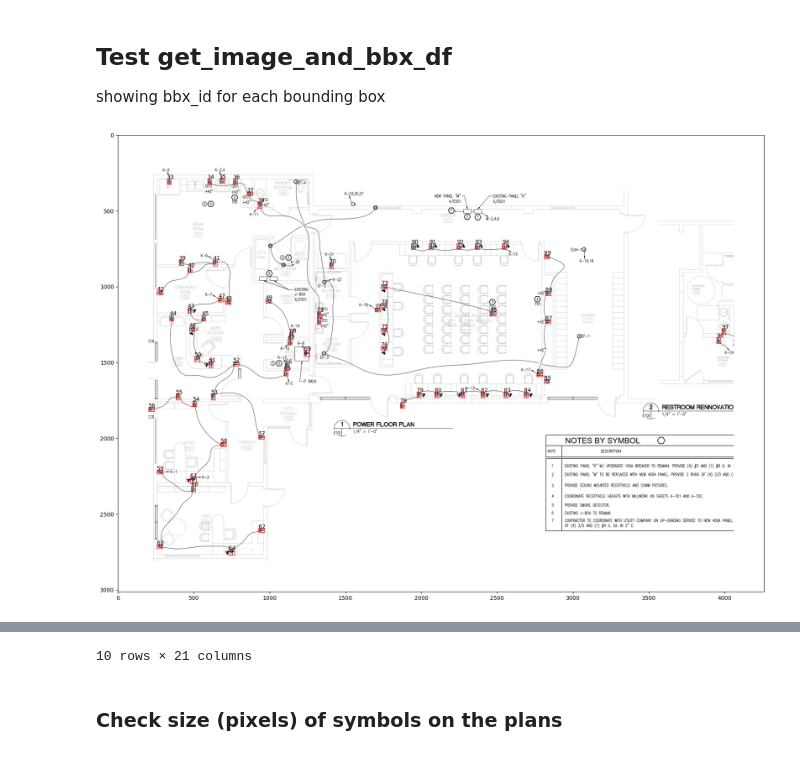
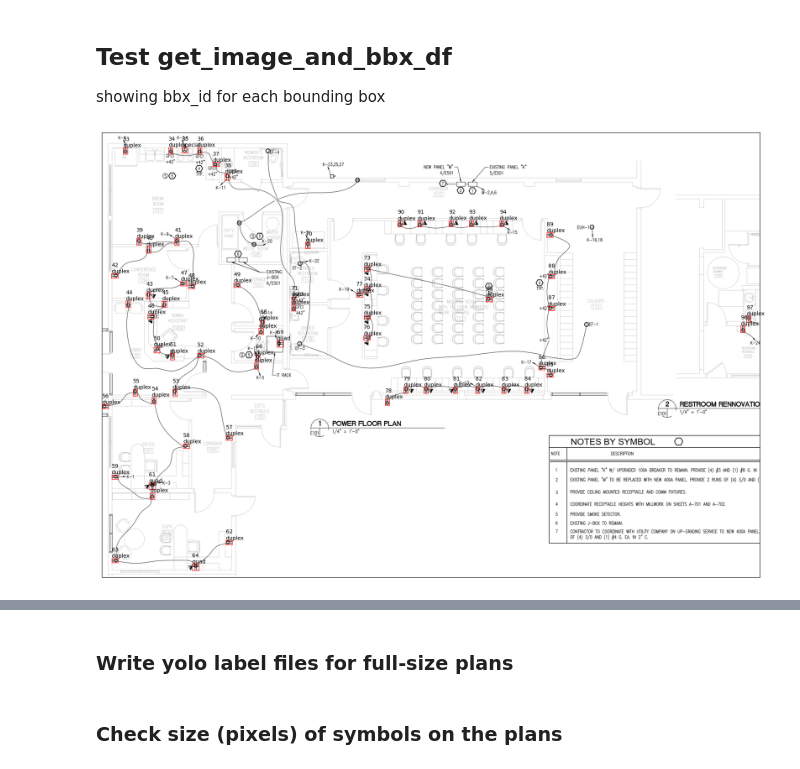
Before and after one commit to rdstern90/DSBA-6165-Project, a Jupyter notebook: Training Data Creation/extract_symbols_generate_yolo_data.ipynb, the cells around one changed output, grey strips where cells are left out. Cells and saved outputs as stored; diff of their text form; code cells hidden in the pictures.

Commit message:
reorganization + labels added

```diff
--- a/Training Data Creation/extract_symbols_generate_yolo_data.ipynb
+++ b/Training Data Creation/extract_symbols_generate_yolo_data.ipynb
@@ -7,16 +7,16 @@ import pandas as pd
 import numpy as np
 import matplotlib.pyplot as plt
 # %%
-image_dir = "../data/plans/with_symbols"
+image_dir = "../data/plans/with_symbols/_test/images/"
 
-image_list = os.listdir(image_dir)
-image_paths = [image_dir + "/" + image_list[i] for i in range(len(image_list))]
+filelist = os.listdir(image_dir)
+image_paths = [image_dir+file for file in filelist]
 # %% [markdown]
 #### Extract data from csv label_file (output from label-studio) into two lists:
 *   **data** (to be cleaned in the next step)
 *   **fnames_labelfile**
 # %%
-label_file = "../data/plans/label_file.csv"
+label_file = "../data/plans/with_symbols/_test/raw_label_file_test.csv"
 
 data = []
 fnames_labelfile = []
@@ -57,5 +58,8 @@ fnames_labelfile
 # %%
-include_symbols = ["duplex", "quad", "special", "switch"]
+include_symbols = []  # get all labels
+# include_symbols = ["duplex", "quad", "special", "switch"]
+# include_symbols = ["duplex", "duplex_3", "duplex_5", "quad", "special", "switch"]
+
 
 data_dict = {}
 bbx_id = 0 # this value will be incremented and act as a unique id, in the source data, for all used bounding boxes
@@ -75,7 +79,7 @@ for idx, fname in enumerate(fnames_labelfile):
         # print(out2[0])
 
 
-        if out2[0] in include_symbols:
+        if (out2[0] in include_symbols) or include_symbols==[]:
             out4 = [bbx_id] # this is a unique id for the bounding box
             bbxs.append(out1+out2+out3+[bbx_id])
             bbx_id +=1
@@ -172,23 +169,24 @@ def get_image_and_bbx_df(fname, pad=0):
 
 showing bbx_id for each bounding box
 # %%
-imgfile, df = get_image_and_bbx_df(fnames_labelfile[1],pad=200)
+imgfile, df = get_image_and_bbx_df(fnames_labelfile[1],pad=0)
 imgfile_array = np.array(imgfile)
 
 plt.figure(figsize=(25,15))
 
 plt.imshow(imgfile_array)
 for idx, row in df.iterrows():
     plt.plot([row['xmin'], row['xmax']], [row['ymin'], row['ymin']], color='red', linewidth=1)
     plt.plot([row['xmin'], row['xmin']], [row['ymax'], row['ymin']], color='red', linewidth=1)
     plt.plot([row['xmax'], row['xmax']], [row['ymax'], row['ymin']], color='red', linewidth=1)
     plt.plot([row['xmin'], row['xmax']], [row['ymax'], row['ymax']], color='red', linewidth=1)
-    plt.annotate(row['bbx_id'], (row['xmin'], row['ymin']))
-# plt.xticks([])
-# plt.yticks([])
+    annotation = str(row['bbx_id'])+"\n"+row['type']
+    plt.annotate(annotation, (row['xmin'], row['ymin']), (row['xmin'], row['ymin']-5))
+plt.xticks([])
+plt.yticks([])
 
 plt.show()
 
 df.head(10)
 # %% [output]
-[figure, old version]
+[figure, new version]
@@ -206 +204,2 @@ df.head(10)
-10 rows × 21 columns
+# %% [markdown]
+### Write yolo label files for full-size plans
```
Also changed, not shown: parts of 12 cells of this notebook, 47 other files.
